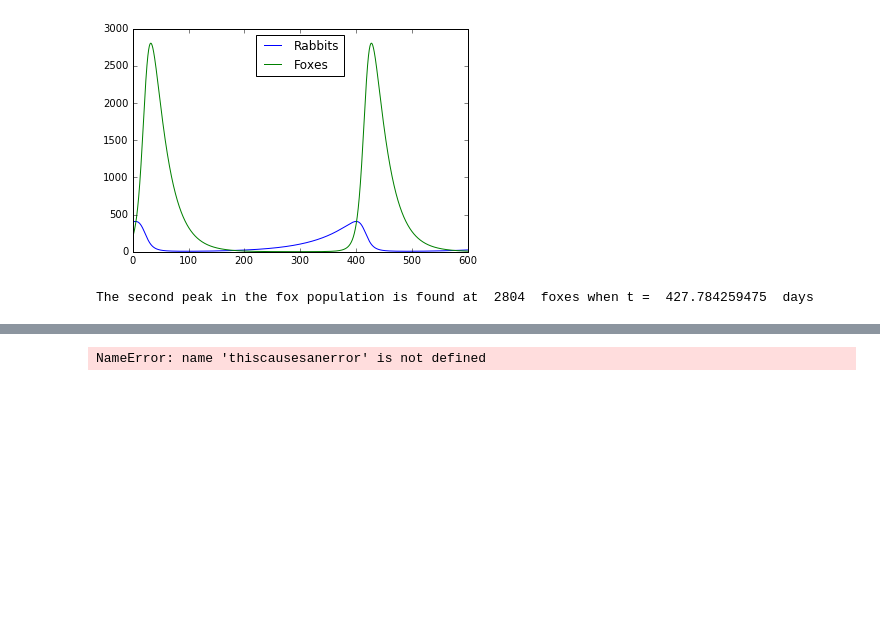
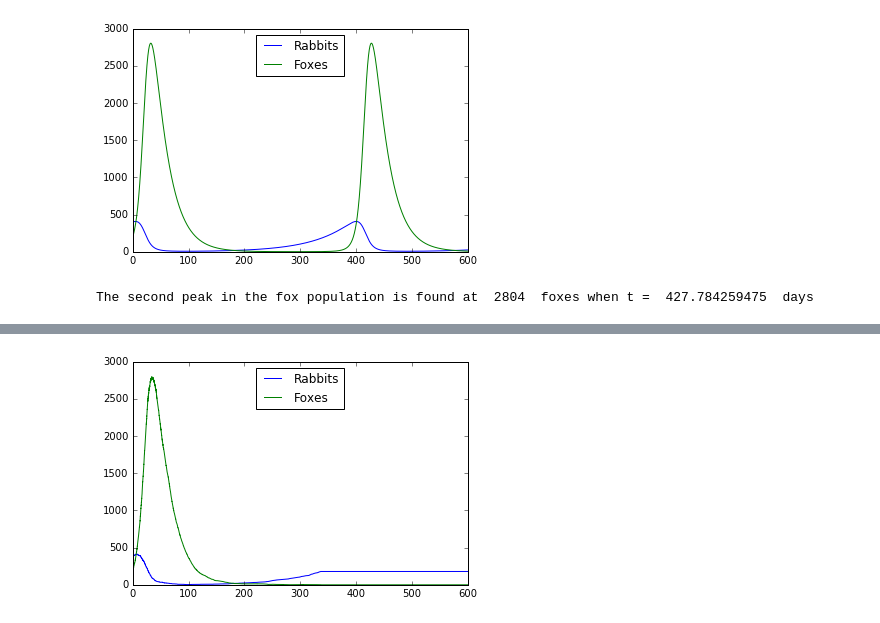
Before and after one commit to jamesl94/rabbits-and-foxes-GrrdRd5, a Jupyter notebook: rabbits-and-foxes.ipynb, the cells around one changed output, grey strips where cells are left out. Drawn from its saved outputs; the diff is of its cells as text; code cells hidden in the pictures; blank space fills up the shorter version.

```diff
--- a/rabbits-and-foxes.ipynb
+++ b/rabbits-and-foxes.ipynb
@@ -149,63 +149,64 @@ k_4 = 0.04 #day-1
 R = 400 # initial number of rabbits
 F = 200 # initial number of foxes
 
-num_events = 10000 #number of events
+t_f = 600 #number of days
 
-#Pre-allocating arrays, also sets t[0]=0
-Rabbits = np.empty(num_events + 1)
-Foxes = np.empty(num_events + 1)
-time = np.linspace(0,t_f,num = num_events + 1)
+trails = 1000 #number of times this should be done, to calculate probabilty of fox population dying out
 
-#Choosing an initial state k
-Rabbits[0] = R
-Foxes[0] = F
+#Starts out with arrays
+Rabbits = [R]
+Foxes = [F]
+time = [0]
 
-i = 0
+FOX_DEATH_COUNT = 0
 
-for i in range(num_events):
-
+while time[-1] < t_f:
     #list of all possible transition rates
-    N_k = [k_1*Rabbits[i-1], k_2*Rabbits[i-1]*Foxes[i-1], k_3*Rabbits[i-1]*Foxes[i-1], k_4*Foxes[i-1]]
+    N_k = [k_1*Rabbits[-1], k_2*Rabbits[-1]*Foxes[-1], k_3*Rabbits[-1]*Foxes[-1], k_4*Foxes[-1]]
 
     #Calculate cumulative function
     R_ki = np.cumsum(N_k)
 
-    u = 1 - np.random.rand() #Get a uniform random number in (0,1]
+    u = np.random.rand() #Get a uniform random number in (0,1]
     uQk = R_ki[3]*u
 
     #Find the event to carry out i by finding the i for which Rk<uQk<Rk
-        #an event occurs
+    #an event occurs
 
-    if uQk < R_ki[0]:
-        Rabbits[i+1] = Rabbits[i] + 1
-        Foxes[i+1] = Foxes[i]
-    elif uQk < R_ki[1]:
-        Rabbits[i+1] = Rabbits[i] - 1
-        Foxes[i+1] = Foxes[i] + 1
-    elif uQk < R_ki[2]:
-        Rabbits[i+1] = Rabbits[i] - 1
-        Foxes[i+1] = Foxes[i] + 1
-    elif uQk < R_ki[3]:
-        Rabbits[i+1] = Rabbits[i]
-        Foxes[i+1] = Foxes[i] - 1
+    if uQk < R_ki[0]:                  #A rabbit is born
+        Rabbits.append(Rabbits[-1] + 1)
+        Foxes.append(Foxes[-1])
+    elif uQk < R_ki[1]:                #Rabbit dies
+        Rabbits.append(Rabbits[-1] - 1)
+        Foxes.append(Foxes[-1])
+    elif uQk < R_ki[2]:                #A fox is born
+        Rabbits.append(Rabbits[-1])
+        Foxes.append(Foxes[-1] + 1)
+    elif uQk < R_ki[3]:                #A fox dies
+        Rabbits.append(Rabbits[-1])
+        Foxes.append(Foxes[-1] - 1)
     else:
-        print("Mistakes were made")
-        print(Rabbits)
-        print(Foxes)
-        print(u)
-        print(R_ki)
-        thiscausesanerror()
+        print("Foxes have died out, there's a mistake somehwere")
+        break
 
-    R = Rabbits[i+1]
-    F = Foxes[i+1]
-    time[i+1] = time[i] + (np.log(1/(1 - np.random.rand())))/(R_ki[3])
+    time.append(time[-1] + (np.log(1/(1 - np.random.rand())))/(R_ki[3]))
 
-    i += 1
+    if Rabbits[-1]==0:
+        time_rabbit_death = time[-1]
+    elif Foxes[-1]==0:
+        print("Foxes have died out on day ",time[-1])
+        time.append(t_f)
+        FOX_DEATH_COUNT += 1
+        Rabbits.append(Rabbits[-1])
+        Foxes.append(Foxes[-1])
 
-
+if Rabbits[-1]==0:
+    print("Rabbits have died out on day ", time_rabbit_death)
 plt.plot(time, Rabbits, label = 'Rabbits')
 plt.plot(time, Foxes, label = 'Foxes')
 plt.legend(loc = 9)
 
+FOX_DEATH_STAT = 100*FOX_DEATH_COUNT/trails
+
 plt.show()
 # %% [output]
@@ -219 +214 @@ Mistakes were made
-NameError: name 'thiscausesanerror' is not defined
+[figure, added]
```
Also changed, not shown: parts of 6 cells of this notebook.
